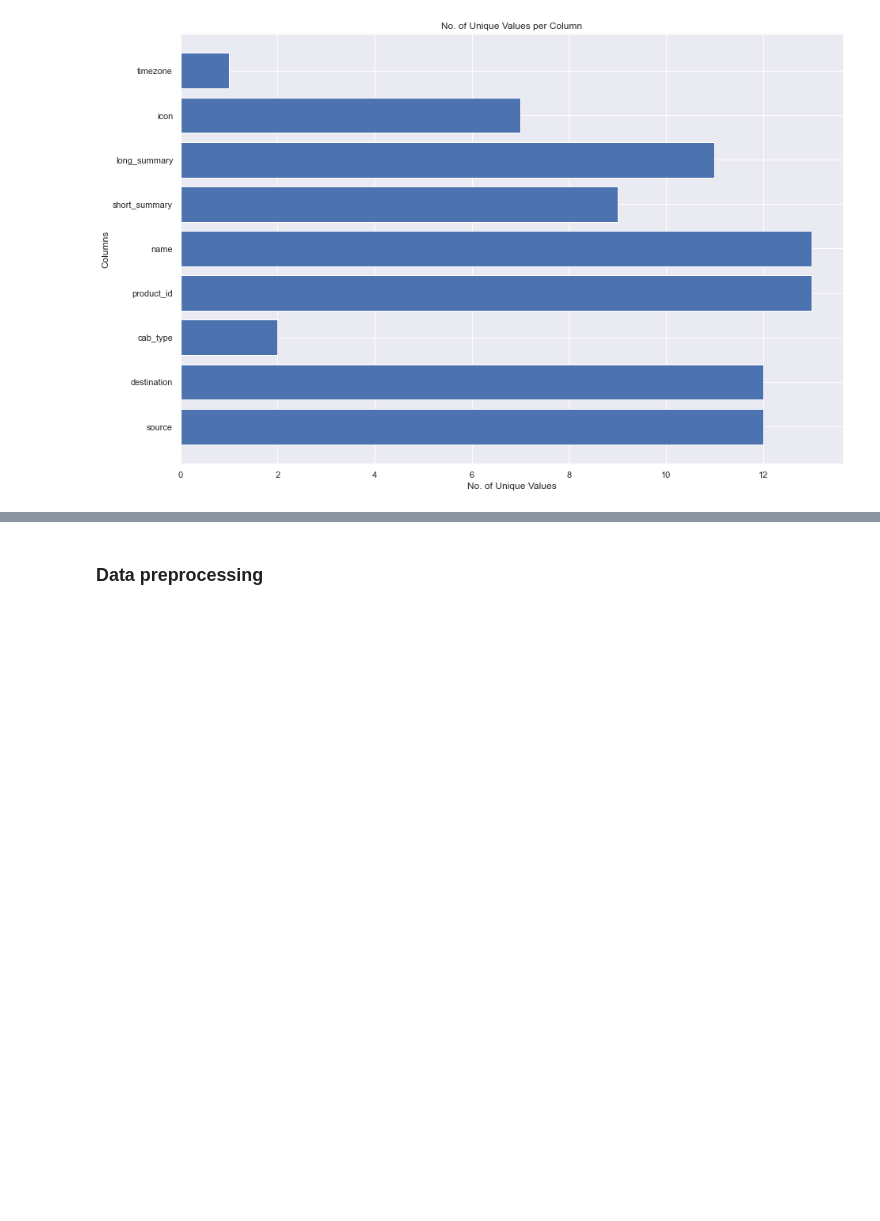
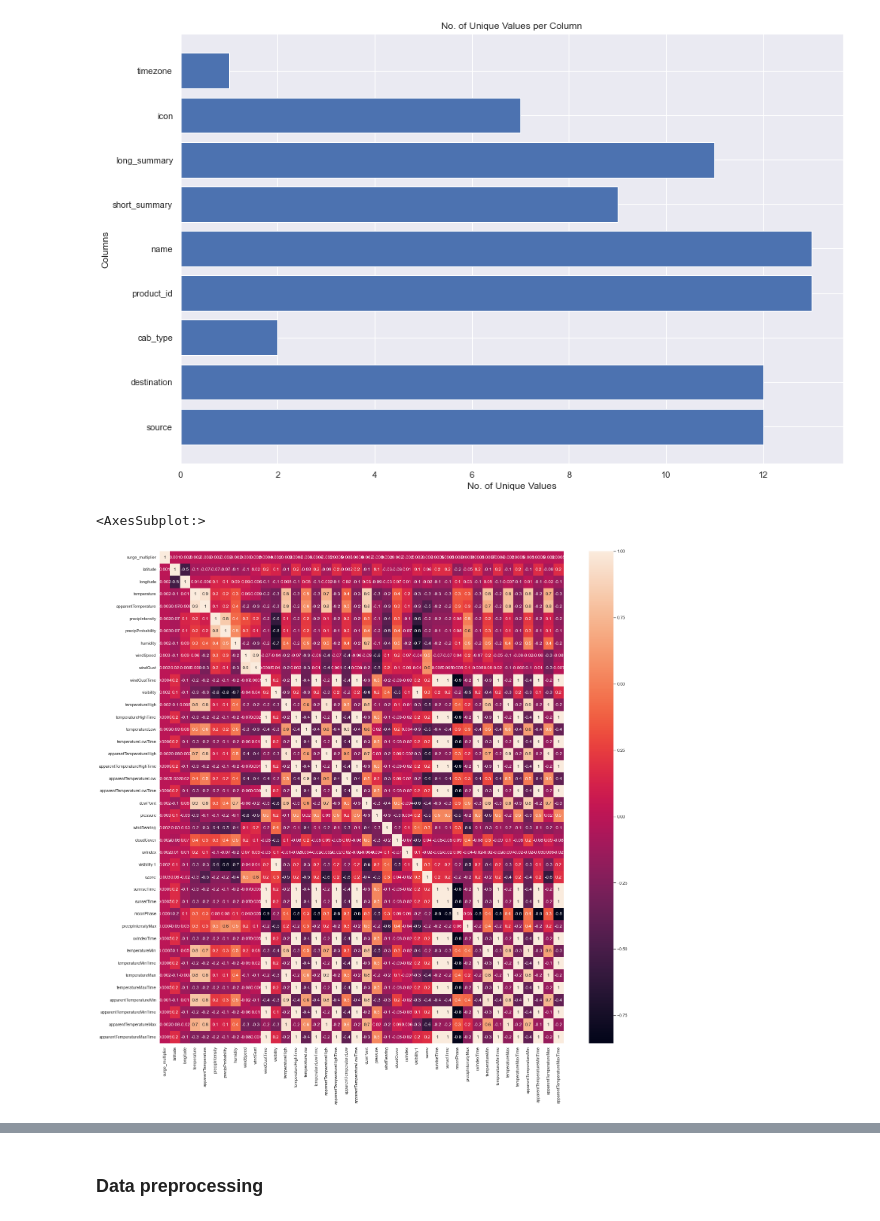
Before and after one commit to itsHarinderjit/Cab-Data-Analysis, a Jupyter notebook: Harinderjit_102017151.ipynb, the cells around one changed output, grey strips where cells are left out. Drawn from its saved outputs; the diff is of its cells as text; code cells hidden in the pictures; blank space fills up the shorter version.

```diff
--- a/Harinderjit_102017151.ipynb
+++ b/Harinderjit_102017151.ipynb
@@ -79,3 +79,23 @@ plt.ylabel("Columns")
 # %% [output]
 Text(0, 0.5, 'Columns')
 [figure]
+# %%
+corr_df = df[['surge_multiplier','latitude', 'longitude', 'temperature',
+        'apparentTemperature','precipIntensity', 'precipProbability', 'humidity', 'windSpeed',
+       'windGust', 'windGustTime', 'visibility', 'temperatureHigh',
+       'temperatureHighTime', 'temperatureLow', 'temperatureLowTime',
+       'apparentTemperatureHigh', 'apparentTemperatureHighTime',
+       'apparentTemperatureLow', 'apparentTemperatureLowTime',
+       'dewPoint', 'pressure', 'windBearing', 'cloudCover', 'uvIndex',
+       'visibility.1', 'ozone', 'sunriseTime', 'sunsetTime', 'moonPhase',
+       'precipIntensityMax', 'uvIndexTime', 'temperatureMin',
+       'temperatureMinTime', 'temperatureMax', 'temperatureMaxTime',
+       'apparentTemperatureMin', 'apparentTemperatureMinTime',
+       'apparentTemperatureMax', 'apparentTemperatureMaxTime']]
+
+fig, ax = plt.subplots(figsize=(24, 24))
+
+sns.heatmap(corr_df.corr(), ax=ax, annot=True,fmt='.1g')
+# %% [output]
+<AxesSubplot:>
+[figure, added]
```
Also changed, not shown: parts of 9 cells of this notebook.
